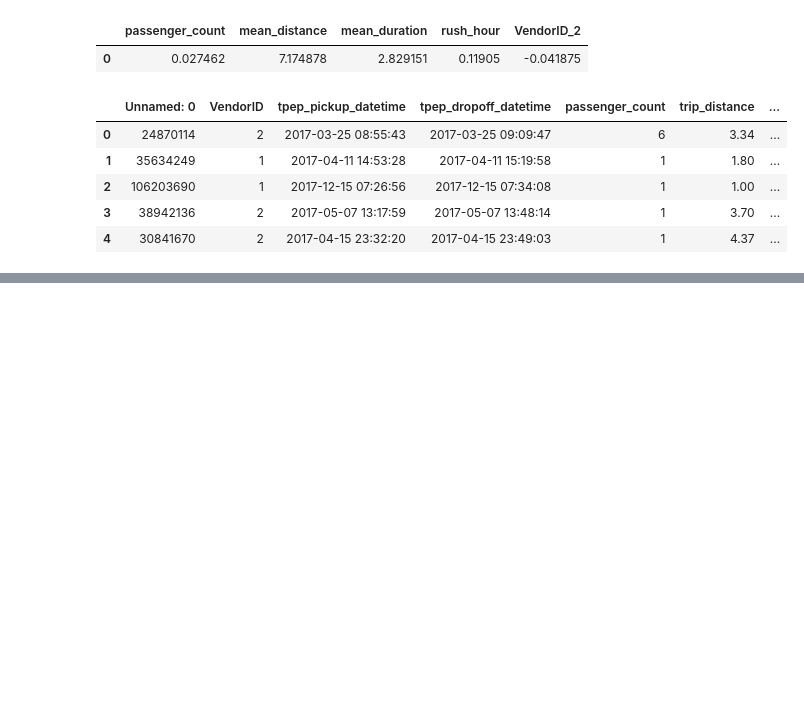
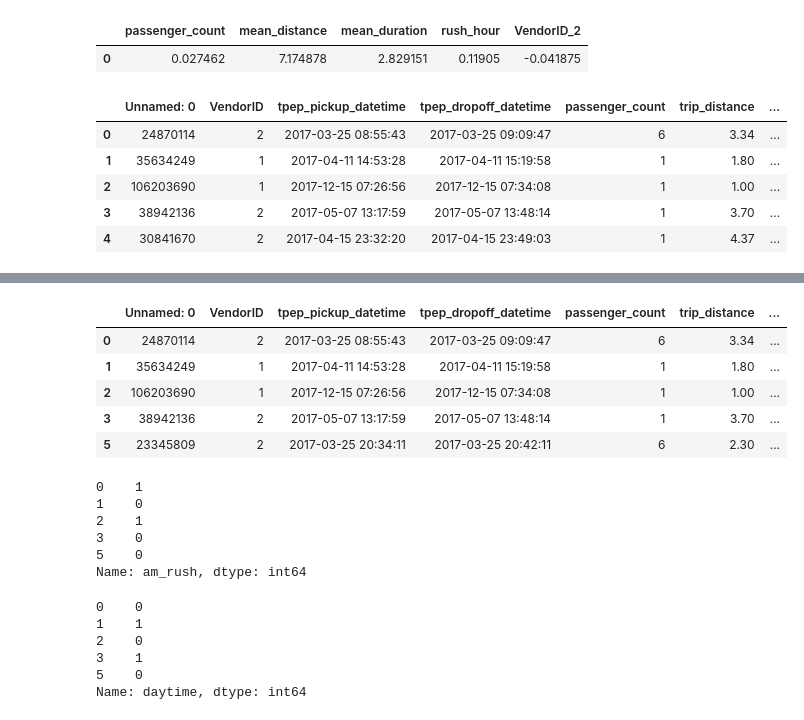
Before and after one commit to PedroHurtgm/Automatidata-Capstone, a Jupyter notebook: Automatidata Project.ipynb, the cells around one changed output, grey strips where cells are left out. Saved outputs shown, nothing was run; the diff lists cells and outputs as text; code cells hidden in the pictures; blank space fills up the shorter version.

```diff
--- a/Automatidata Project.ipynb
+++ b/Automatidata Project.ipynb
@@ -942,0 +1052,14 @@ coefficients
+# %%
+#Creat time of day columns
+df_credit_card['am_rush'] = df_credit_card['tpep_pickup_datetime'].dt.hour
+df_credit_card['daytime'] = df_credit_card['tpep_pickup_datetime'].dt.hour
+df_credit_card['pm_rush'] = df_credit_card['tpep_pickup_datetime'].dt.hour
+df_credit_card['nighttime'] = df_credit_card['tpep_pickup_datetime'].dt.hour
+df_credit_card.head()
+# %% [output]
+|  | Unnamed: 0 | VendorID | tpep_pickup_datetime | tpep_dropoff_datetime | passenger_count | trip_distance | ... |
+| 0 | 24870114 | 2 | 2017-03-25 08:55:43 | 2017-03-25 09:09:47 | 6 | 3.34 | ... |
+| 1 | 35634249 | 1 | 2017-04-11 14:53:28 | 2017-04-11 15:19:58 | 1 | 1.80 | ... |
+| 2 | 106203690 | 1 | 2017-12-15 07:26:56 | 2017-12-15 07:34:08 | 1 | 1.00 | ... |
+| 3 | 38942136 | 2 | 2017-05-07 13:17:59 | 2017-05-07 13:48:14 | 1 | 3.70 | ... |
+| 5 | 23345809 | 2 | 2017-03-25 20:34:11 | 2017-03-25 20:42:11 | 6 | 2.30 | ... |
@@ -942,0 +1073,10 @@ coefficients
+# %%
+df_credit_card['am_rush'] = df_credit_card.apply(am_rush, axis = 1)
+df_credit_card['am_rush'].head()
+# %% [output]
+0    1
+1    0
+2    1
+3    0
+5    0
+Name: am_rush, dtype: int64
@@ -942,0 +1090,10 @@ coefficients
+# %%
+df_credit_card['daytime'] = df_credit_card.apply(daytime, axis = 1)
+df_credit_card['daytime'].head()
+# %% [output]
+0    0
+1    1
+2    0
+3    1
+5    0
+Name: daytime, dtype: int64
```
Also changed, not shown: parts of 24 cells of this notebook, 1 other file.
